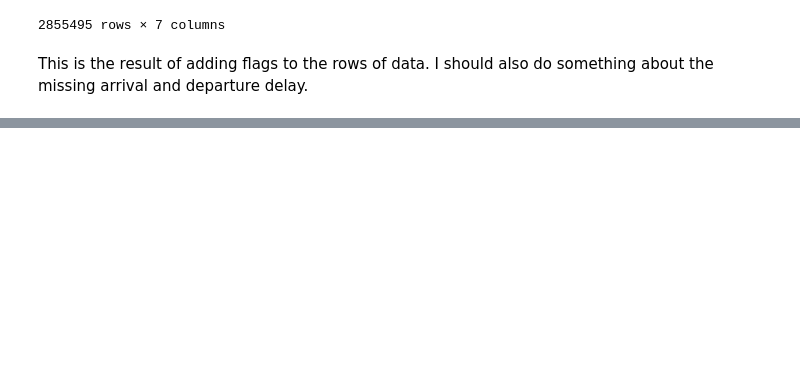
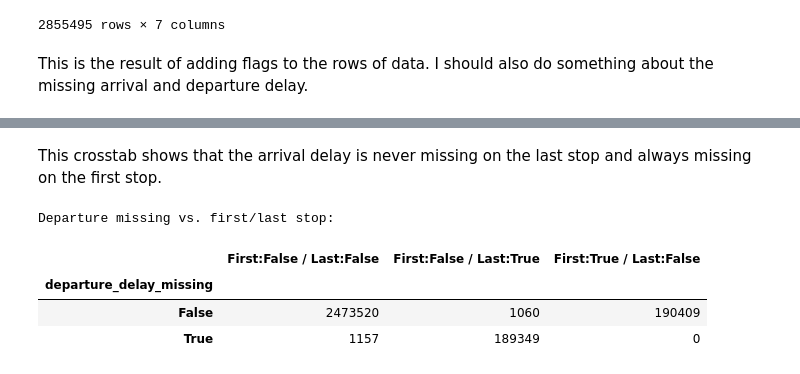
Before and after one commit to TheTrumpetist27/TrainDelayPredictor, a Jupyter notebook: Data analysis & Feature Engineering 2.ipynb, the cells around one changed output, grey strips where cells are left out. Cells and saved outputs as stored; diff of their text form; code cells hidden in the pictures; blank space fills up the shorter version.

```diff
--- a/Data analysis & Feature Engineering 2.ipynb
+++ b/Data analysis & Feature Engineering 2.ipynb
@@ -164,8 +164,23 @@ Arrival missing vs. first/last stop:
 | arrival_delay_missing |  |  |  |
 | False | 2474612 | 190409 | 0 |
 | True | 65 | 0 | 190409 |
+# %% [markdown]
+This crosstab shows that the arrival delay is never missing on the last stop and always missing on the first stop.
 # %%
 df["departure_delay_missing"] = df["Stop:Departure delay"].isna()
 
 print("Departure missing vs. first/last stop:")
-print(pd.crosstab(df["departure_delay_missing"], [df["is_first_stop"], df["is_last_stop"]]))
+
+tab = pd.crosstab(
+    df["departure_delay_missing"],
+    [df["is_first_stop"], df["is_last_stop"]]
+)
+
+tab.columns = [f"First:{a} / Last:{b}" for a,b in tab.columns]
+tab
+# %% [output]
+Departure missing vs. first/last stop:
+|  | First:False / Last:False | First:False / Last:True | First:True / Last:False |
+| departure_delay_missing |  |  |  |
+| False | 2473520 | 1060 | 190409 |
+| True | 1157 | 189349 | 0 |
```
Also changed, not shown: parts of 1 cell of this notebook.
